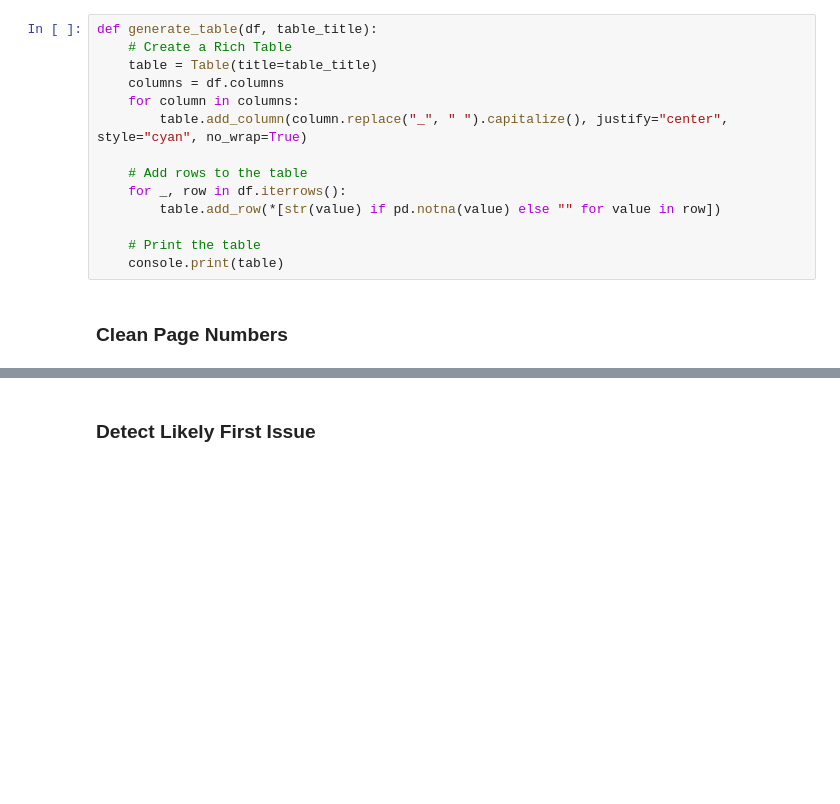
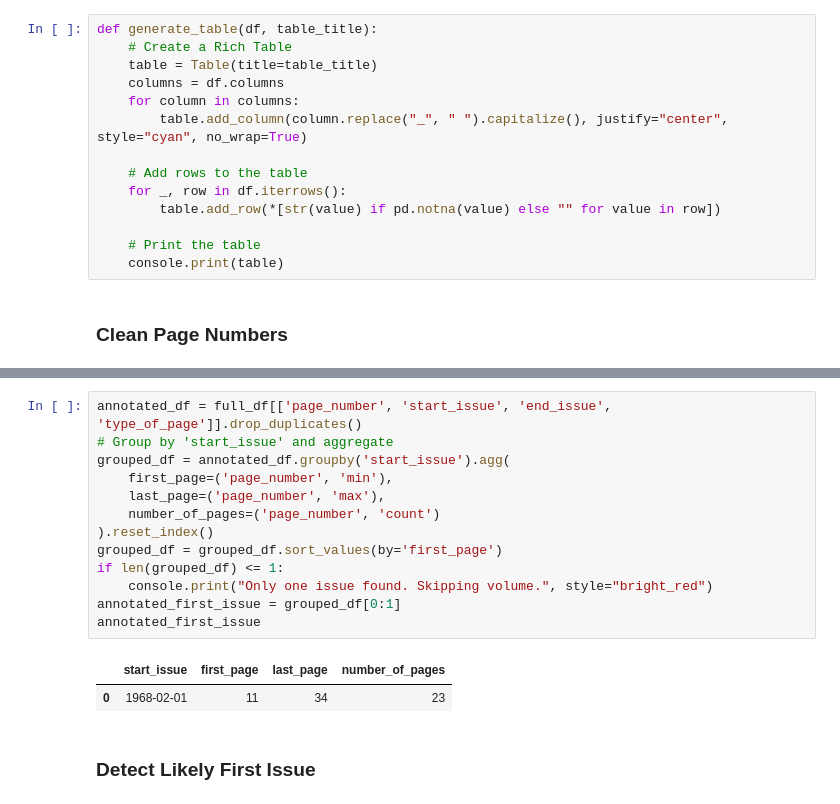
Before and after one commit to Informing-The-Third-World/periodical-wavelet-analysis, a Jupyter notebook: notebooks/First_Issue_Identification.ipynb, the cells around one changed output, grey strips where cells are left out. Saved outputs shown, nothing was run; the diff lists cells and outputs as text; blank space fills up the shorter version.

```diff
--- a/notebooks/First_Issue_Identification.ipynb
+++ b/notebooks/First_Issue_Identification.ipynb
@@ -218,6 +264,22 @@ alt.Chart(distribution_df).mark_circle().encode(
 )
 # %% [output]
 [interactive output not drawn]
+# %%
+annotated_df = full_df[['page_number', 'start_issue', 'end_issue', 'type_of_page']].drop_duplicates()
+# Group by 'start_issue' and aggregate
+grouped_df = annotated_df.groupby('start_issue').agg(
+	first_page=('page_number', 'min'),
+	last_page=('page_number', 'max'),
+	number_of_pages=('page_number', 'count')
+).reset_index()
+grouped_df = grouped_df.sort_values(by='first_page')
+if len(grouped_df) <= 1:
+	console.print("Only one issue found. Skipping volume.", style="bright_red")
+annotated_first_issue = grouped_df[0:1]
+annotated_first_issue
+# %% [output]
+|  | start_issue | first_page | last_page | number_of_pages |
+| 0 | 1968-02-01 | 11 | 34 | 23 |
 # %% [markdown]
 ### Detect Likely First Issue
 # %%
```
Also changed, not shown: parts of 26 cells of this notebook.
